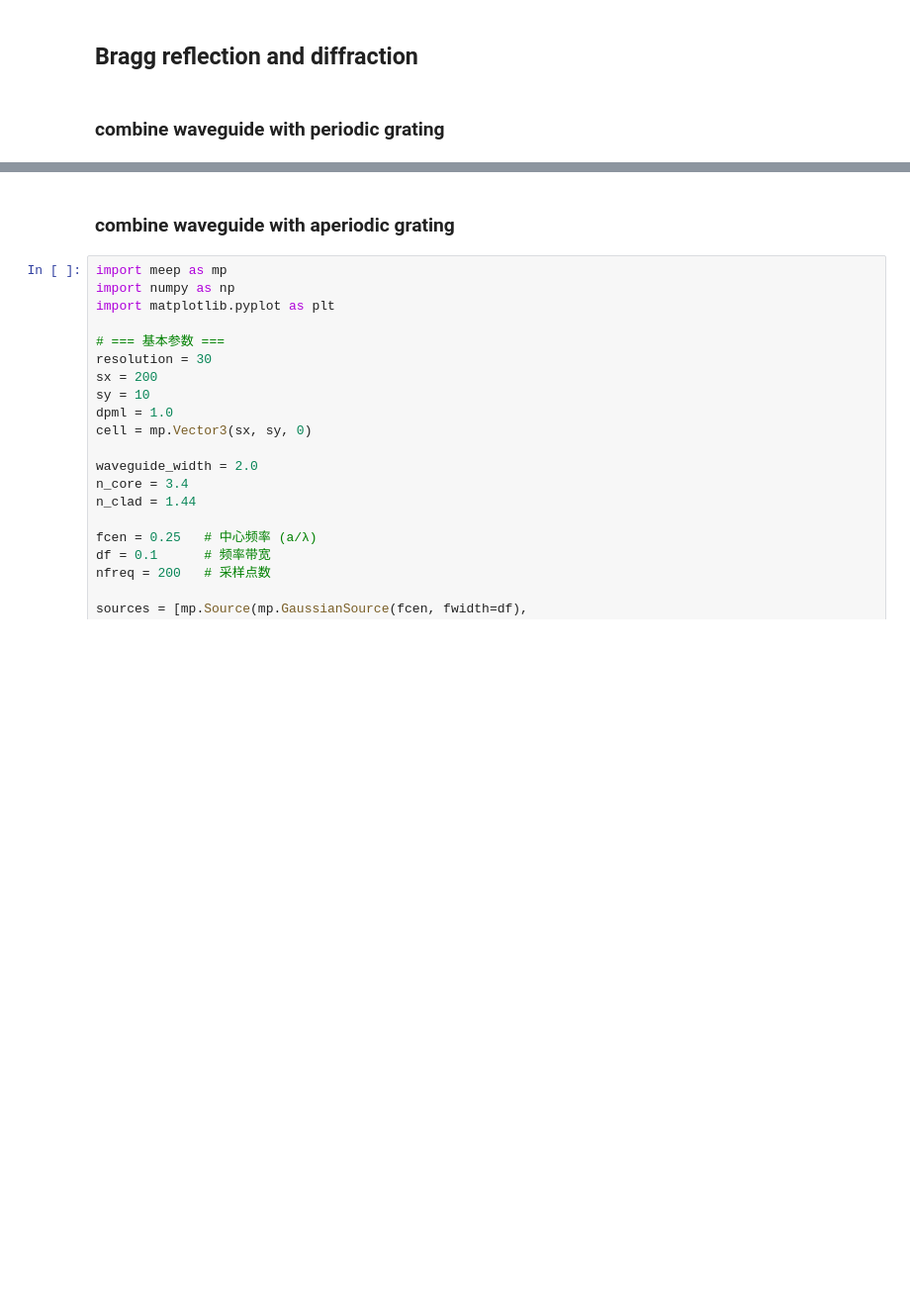
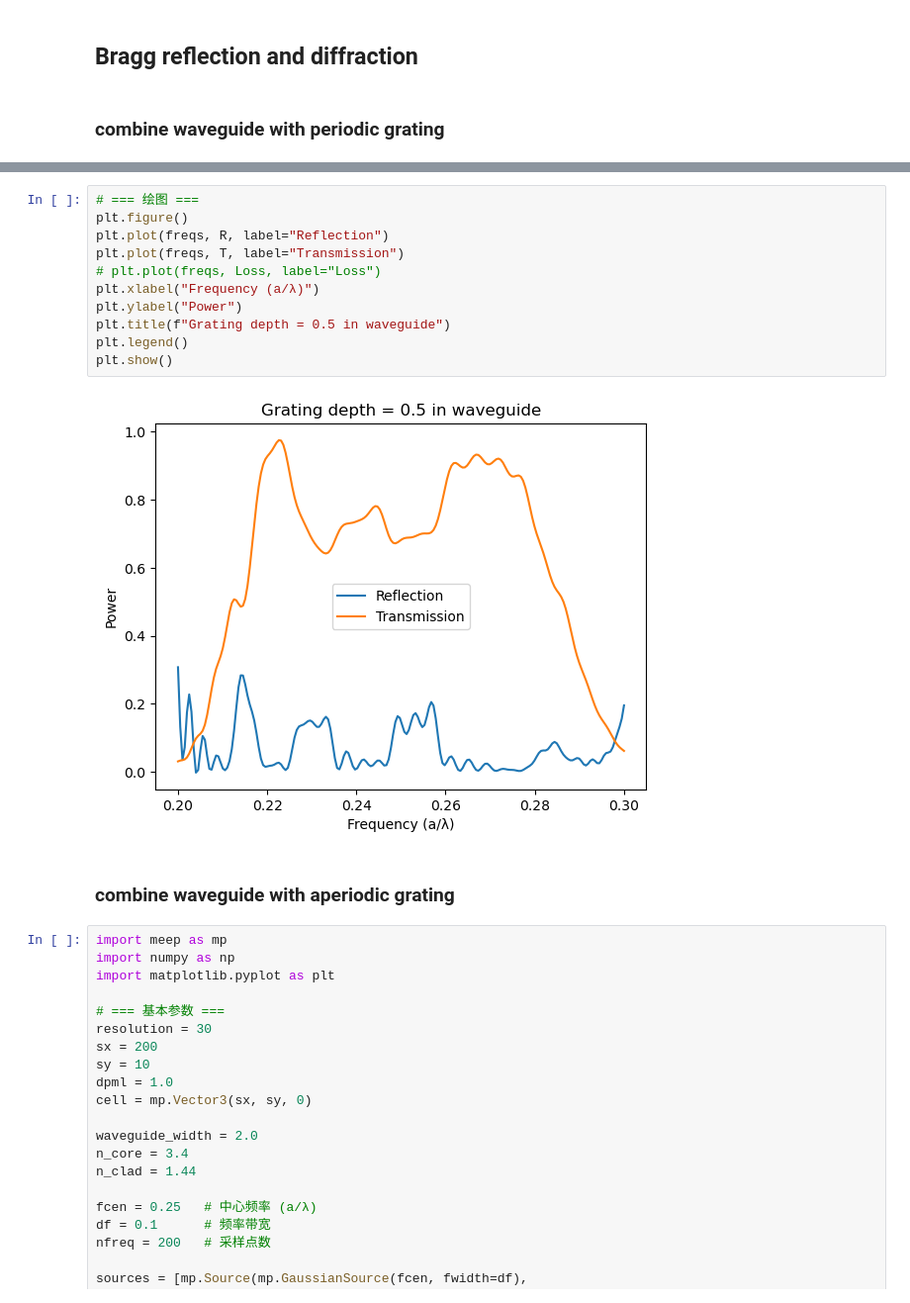
Before and after one commit to zhou277/Semiconductor_laser, a Jupyter notebook: 2_Bragg_reflection.ipynb, the cells around one changed output, grey strips where cells are left out. Shown at 99% size. Cells and saved outputs as stored; diff of their text form; blank space fills up the shorter version.

```diff
--- a/2_Bragg_reflection.ipynb
+++ b/2_Bragg_reflection.ipynb
@@ -1170,3 +1168,16 @@ Meep progress: 62.083333333333336/200.0 = 31.0% done in 4.0s, 8.9s to go
+# %%
+# === 绘图 ===
+plt.figure()
+plt.plot(freqs, R, label="Reflection")
+plt.plot(freqs, T, label="Transmission")
+# plt.plot(freqs, Loss, label="Loss")
+plt.xlabel("Frequency (a/λ)")
+plt.ylabel("Power")
+plt.title(f"Grating depth = 0.5 in waveguide")
+plt.legend()
+plt.show()
+# %% [output]
+[figure, added]
 # %% [markdown]
 ### combine waveguide with aperiodic grating
 # %%
```
Also changed, not shown: parts of 1 cell of this notebook.
